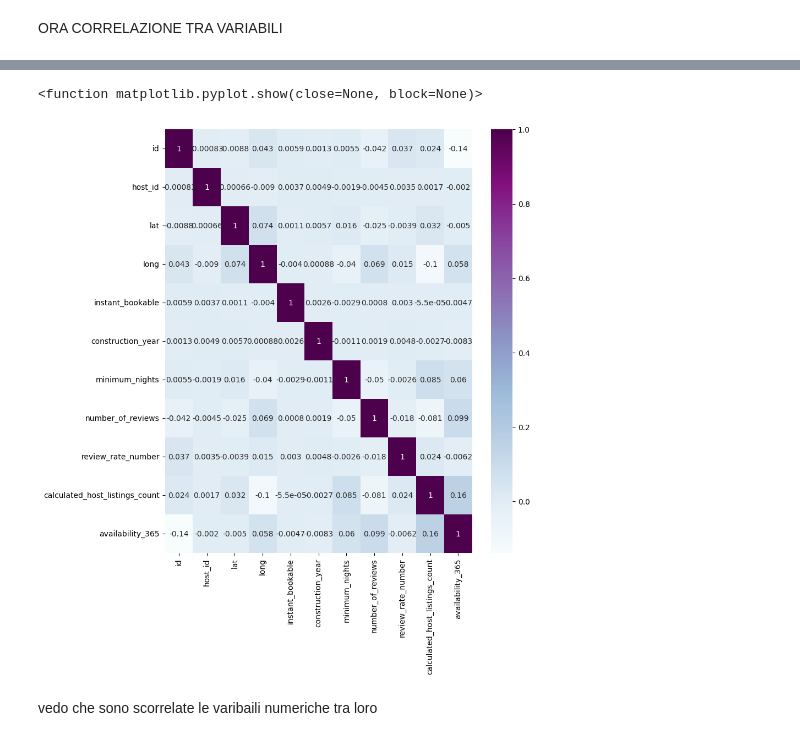
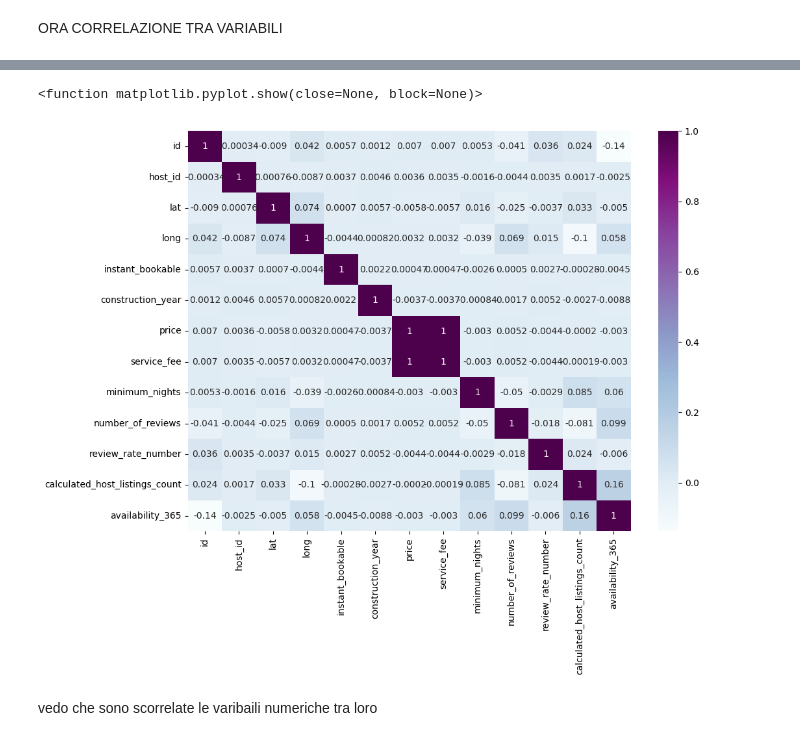
Before and after one commit to AnnaBicelli/Airbnb_Open_Data_project, a Jupyter notebook: Airbnb_Project.ipynb, the cells around one changed output, grey strips where cells are left out. Drawn from its saved outputs; the diff is of its cells as text; code cells hidden in the pictures.

Commit message:
I fixed the null values again and analyzed some values
I fixed the 'price' and 'service_fee' columns and checked which neighbourhoods have the most Airbnbs.

```diff
--- a/Airbnb_Project.ipynb
+++ b/Airbnb_Project.ipynb
@@ -283,0 +286,3 @@ dtype: int64
+# %%
+airbnb_df.price = airbnb_df.price.replace({'\$': '', ',': ''}, regex=True).astype(float)
+airbnb_df.price
@@ -283,0 +302,3 @@ dtype: int64
+# %%
+airbnb_df.service_fee = airbnb_df.service_fee.replace({'\$': '', ',': ''}, regex=True).astype(float)
+airbnb_df.service_fee
@@ -368,3 +427,6 @@ availability_365_mean = airbnb_df['availability_365'].mean()
 airbnb_df['availability_365'].fillna(availability_365_mean, inplace=True)
 # %%
 airbnb_df.drop(columns = [ "reviews_per_month"], axis=1, inplace = True)
+# %%
+airbnb_df.dropna(subset=['price'],inplace=True)
+airbnb_df.dropna(subset=['service_fee'],inplace=True)
@@ -444,9 +522,3 @@ airbnb_df['cancellation_policy'].fillna(cancellation_policy_mode, inplace=True)
 
 room_type_mode = airbnb_df['room_type'].mode()[0]
 airbnb_df['room_type'].fillna(room_type_mode, inplace=True)
-
-price_mode = airbnb_df['price'].mode()[0]
-airbnb_df['price'].fillna(price_mode, inplace=True)
-
-service_fee_mode = airbnb_df['service_fee'].mode()[0]
-airbnb_df['service_fee'].fillna(service_fee_mode, inplace=True)
@@ -790,10 +860,10 @@ airbnb_df_corr
 # %%
-plt.figure(figsize=(9,10))
+plt.figure(figsize=(11,8))
 sns.heatmap(airbnb_df_corr, annot=True, cmap="BuPu")
 plt.show
 # %% [output]
 <function matplotlib.pyplot.show(close=None, block=None)>
-[figure, old version]
+[figure, new version]
 # %% [markdown]
 vedo che sono scorrelate le varibaili numeriche tra loro
 # %% [markdown]
```
Also changed, not shown: parts of 33 cells of this notebook.
